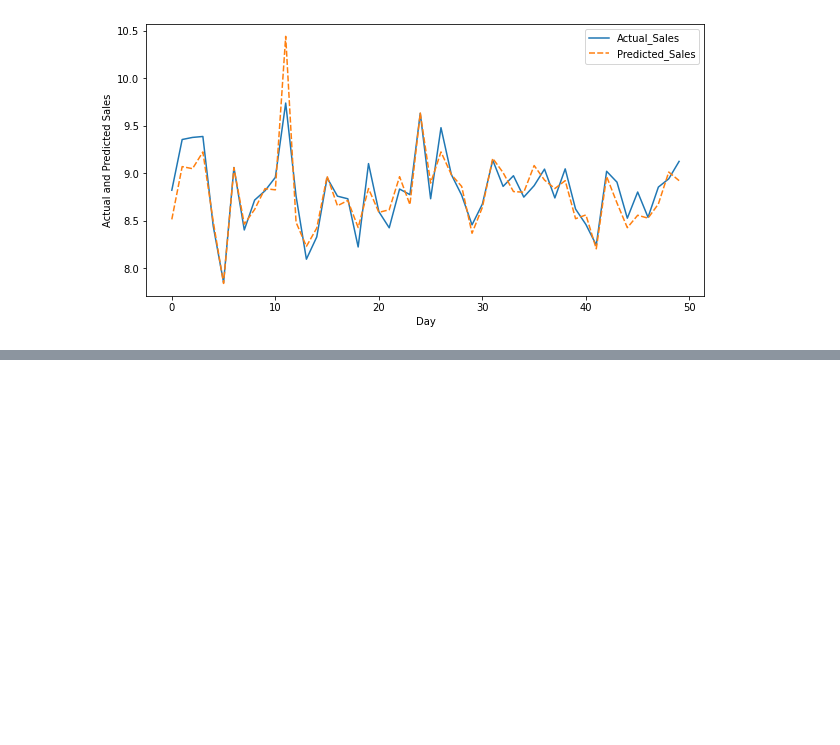
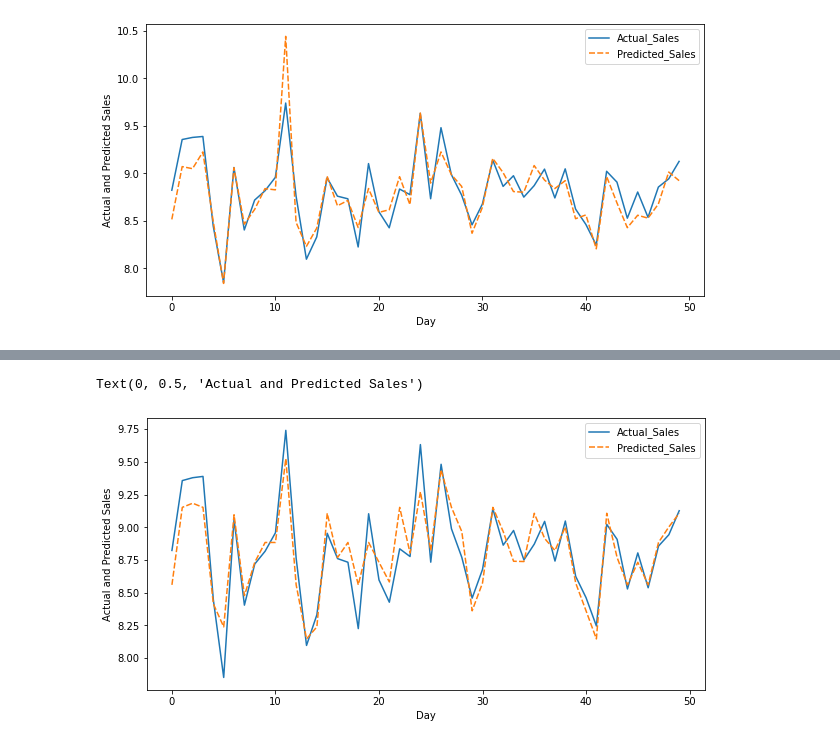
Before and after one commit to kasmintalukdar/Rossmann-Sales-Prediction, a Jupyter notebook: Rossmann_Sales_Prediction_by_kasmin.ipynb, the cells around one changed output, grey strips where cells are left out. Saved outputs shown, nothing was run; the diff lists cells and outputs as text; code cells hidden in the pictures; blank space fills up the shorter version.

Commit message:
model2

```diff
--- a/Rossmann_Sales_Prediction_by_kasmin.ipynb
+++ b/Rossmann_Sales_Prediction_by_kasmin.ipynb
@@ -1109,0 +1115,4 @@ Text(0, 0.5, 'Actual and Predicted Sales')
+# %%
+#fitting data on the model
+reg=DecisionTreeRegressor(max_depth=6,random_state=0)
+reg.fit(X_train_input,y_train_input)
@@ -1109,0 +1129,3 @@ Text(0, 0.5, 'Actual and Predicted Sales')
+# %%
+#prediction for test dataset
+y_test_pred=reg.predict(X_test_input)
@@ -1109,0 +1189,6 @@ Text(0, 0.5, 'Actual and Predicted Sales')
+# %%
+#Creating table which contains actual and predicted sales
+plot_sales_day=X_test['day'].reset_index()
+plot_sales_day['Actual_Sales']=y_test_input
+plot_sales_day['Predicted_Sales']=y_test_pred
+plot_sales_day
@@ -1109,0 +1209,9 @@ Text(0, 0.5, 'Actual and Predicted Sales')
+# %%
+#Plotting line chart which shows comparision of actual and predicted Sales
+plt.figure(figsize=(10,5))
+gfg=sns.lineplot(data=plot_sales_day[['Actual_Sales','Predicted_Sales']].head(50))
+gfg.set_xlabel( "Day")
+gfg.set_ylabel( "Actual and Predicted Sales")
+# %% [output]
+Text(0, 0.5, 'Actual and Predicted Sales')
+[figure, added]
```
Also changed, not shown: parts of 46 cells of this notebook.
